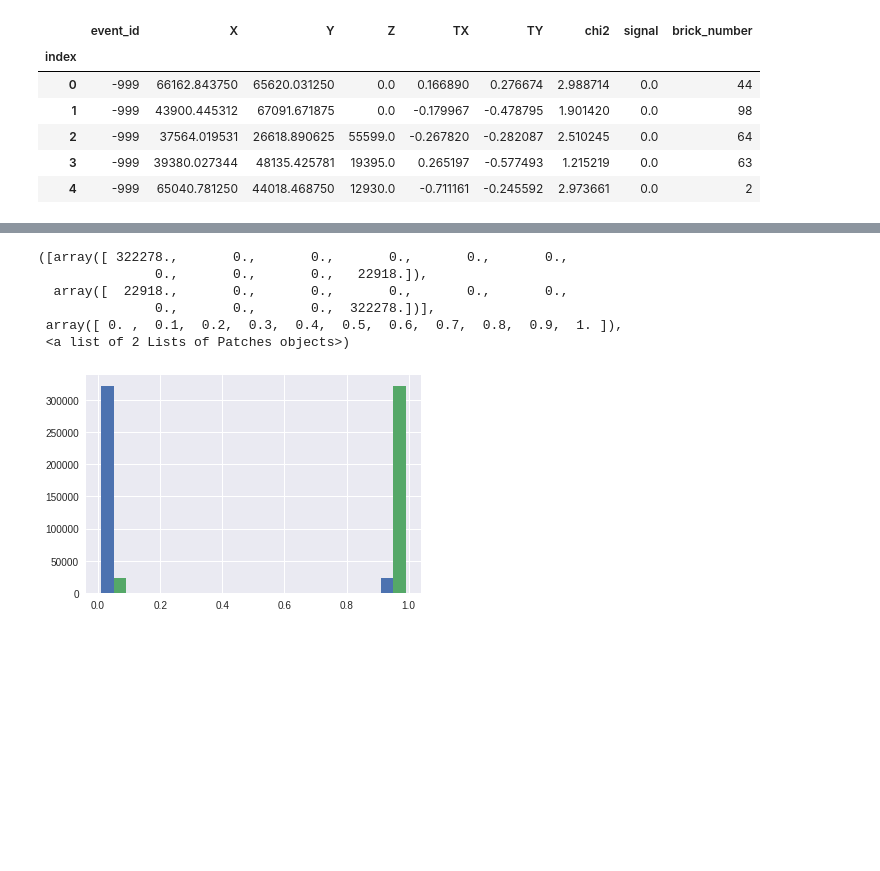
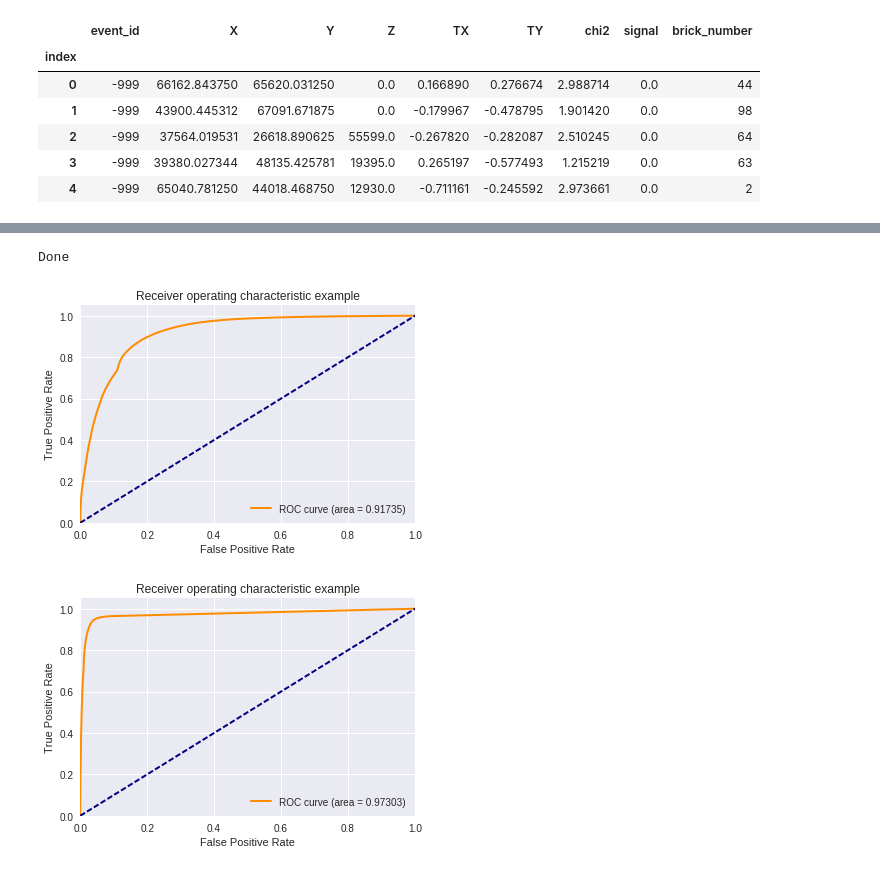
Before and after one commit to PhySci/darkMatter, a Jupyter notebook: first.ipynb, the cells around one changed output, grey strips where cells are left out. Drawn from its saved outputs; the diff is of its cells as text; code cells hidden in the pictures; blank space fills up the shorter version.

```diff
--- a/first.ipynb
+++ b/first.ipynb
@@ -153,10 +109,0 @@ pr = clf.predict_proba(fdf.loc[:,['X','Y','TX','TY','r','da','db']])
-# %%
-plt.hist(pr)
-# %% [output]
-([array([ 322278.,       0.,       0.,       0.,       0.,       0.,
-               0.,       0.,       0.,   22918.]),
-  array([  22918.,       0.,       0.,       0.,       0.,       0.,
-               0.,       0.,       0.,  322278.])],
- array([ 0. ,  0.1,  0.2,  0.3,  0.4,  0.5,  0.6,  0.7,  0.8,  0.9,  1. ]),
- <a list of 2 Lists of Patches objects>)
-[figure, removed]
@@ -172,0 +110,47 @@ scores
+# %%
+fdf = getSet(train,0.3)
+
+clf = GaussianNB()
+
+X = fdf.loc[:,['X','Y','TX','TY','r','da','db']]
+Y = fdf.signal
+clf.fit(X,Y)
+pred = clf.predict_proba(X)
+fpr, tpr, thresholds = metrics.roc_curve(Y, pred[:,1], pos_label=1)
+roc_auc = metrics.auc(fpr, tpr)
+
+plt.figure()
+lw = 2
+plt.plot(fpr, tpr, color='darkorange', lw=lw, label='ROC curve (area = %0.5f)' % roc_auc)
+plt.plot([0, 1], [0, 1], color='navy', lw=lw, linestyle='--')
+plt.xlim([0.0, 1.0])
+plt.ylim([0.0, 1.05])
+plt.xlabel('False Positive Rate')
+plt.ylabel('True Positive Rate')
+plt.title('Receiver operating characteristic example')
+plt.legend(loc="lower right")
+plt.show()
+
+predDf = pd.DataFrame(pred[:,1],columns=['prob'],index=fdf.index)
+
+train2 = train.merge(predDf,left_index=True,right_index=True,how='left')
+train2.prob.fillna(0.0,inplace=True)
+
+fpr, tpr, thresholds = metrics.roc_curve(train2.signal, train2.prob, pos_label=1)
+roc_auc = metrics.auc(fpr, tpr)
+
+plt.figure()
+lw = 2
+plt.plot(fpr, tpr, color='darkorange', lw=lw, label='ROC curve (area = %0.5f)' % roc_auc)
+plt.plot([0, 1], [0, 1], color='navy', lw=lw, linestyle='--')
+plt.xlim([0.0, 1.0])
+plt.ylim([0.0, 1.05])
+plt.xlabel('False Positive Rate')
+plt.ylabel('True Positive Rate')
+plt.title('Receiver operating characteristic example')
+plt.legend(loc="lower right")
+plt.show()
+# %% [output]
+Done
+[figure, added]
+[figure, added]
```
Also changed, not shown: parts of 23 cells of this notebook.
